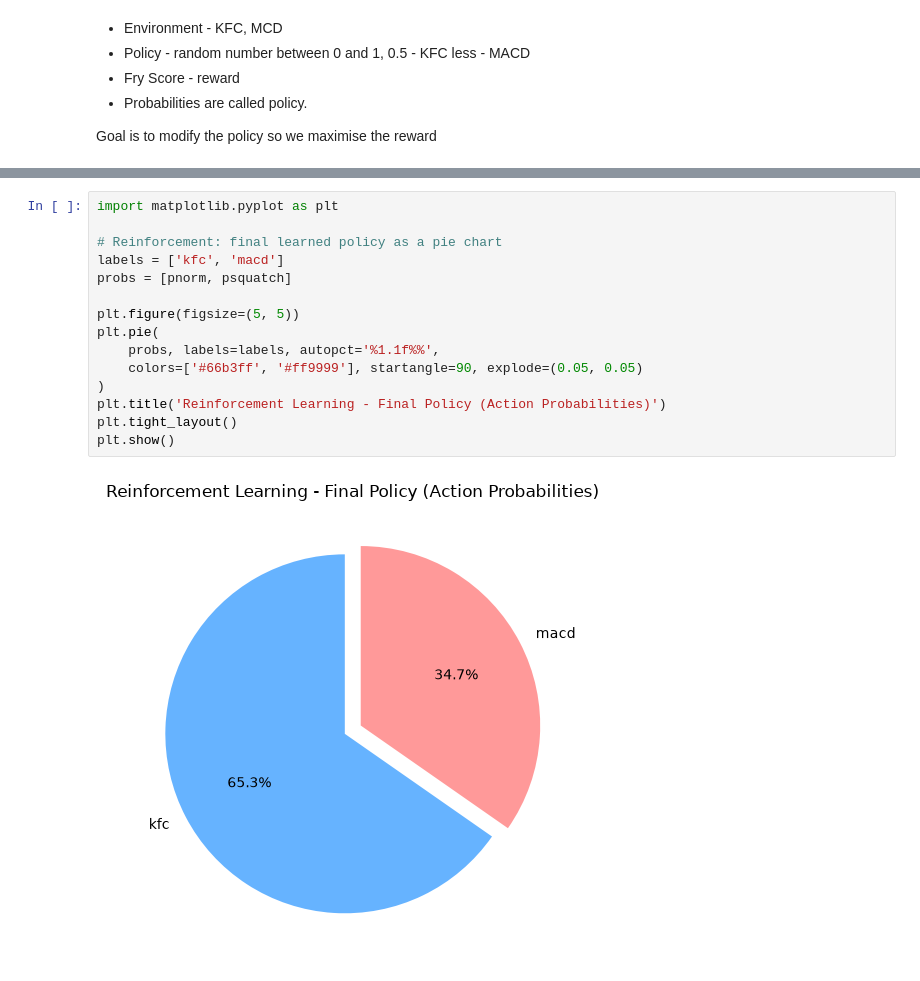
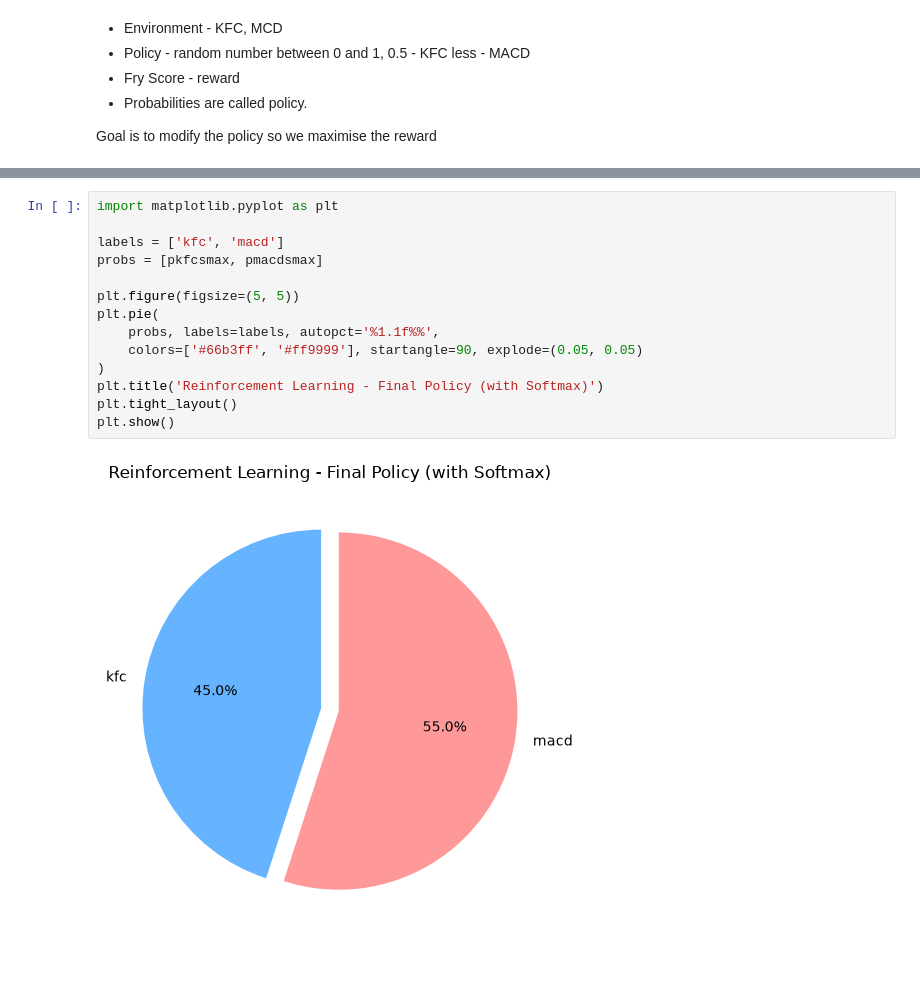
Before and after one commit to Rajavn6789/ml_learning, a Jupyter notebook: notebooks/supervised_unsupervised_reinforcement.ipynb, the cells around one changed output, grey strips where cells are left out. Saved outputs shown, nothing was run; the diff lists cells and outputs as text.

Commit message:
convert to reviews and add softmax

```diff
--- a/notebooks/supervised_unsupervised_reinforcement.ipynb
+++ b/notebooks/supervised_unsupervised_reinforcement.ipynb
@@ -151,17 +184,16 @@ pmacd = 0.4142
-# %%
-import matplotlib.pyplot as plt
-
-# Reinforcement: final learned policy as a pie chart
-labels = ['kfc', 'macd']
-probs = [pnorm, psquatch]
-
-plt.figure(figsize=(5, 5))
-plt.pie(
-    probs, labels=labels, autopct='%1.1f%%',
-    colors=['#66b3ff', '#ff9999'], startangle=90, explode=(0.05, 0.05)
-)
-plt.title('Reinforcement Learning - Final Policy (Action Probabilities)')
-plt.tight_layout()
-plt.show()
-# %% [output]
-[figure, removed]
+# %%
+import matplotlib.pyplot as plt
+
+labels = ['kfc', 'macd']
+probs = [pkfcsmax, pmacdsmax]
+
+plt.figure(figsize=(5, 5))
+plt.pie(
+    probs, labels=labels, autopct='%1.1f%%',
+    colors=['#66b3ff', '#ff9999'], startangle=90, explode=(0.05, 0.05)
+)
+plt.title('Reinforcement Learning - Final Policy (with Softmax)')
+plt.tight_layout()
+plt.show()
+# %% [output]
+[figure, added]
```
Also changed, not shown: parts of 1 cell of this notebook.
